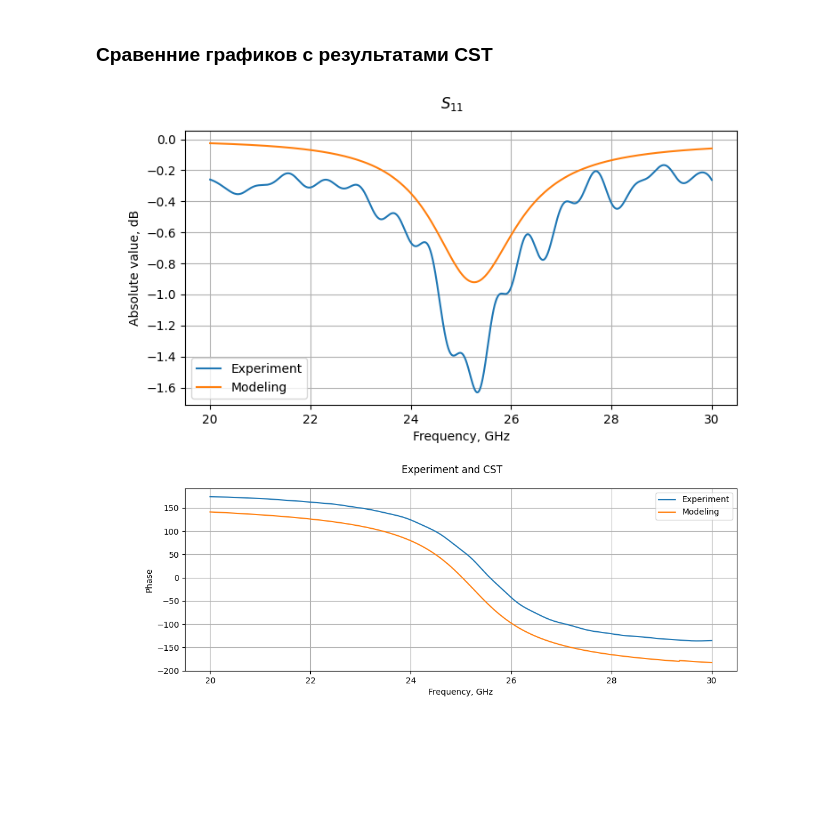
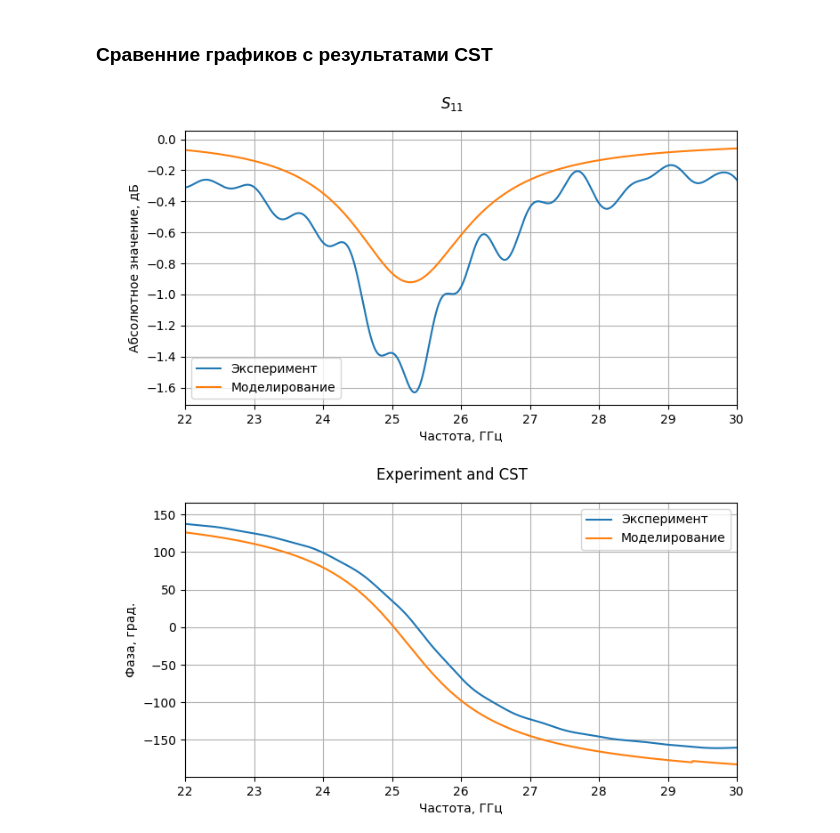
Before and after one commit to isvoropaev02/post_processing_RIS, a Jupyter notebook: 4sept/rc_0deg.ipynb, the cells around one changed output. Drawn from its saved outputs; the diff is of its cells as text; code cells hidden in the pictures; blank space fills up the shorter version.

```diff
--- a/4sept/rc_0deg.ipynb
+++ b/4sept/rc_0deg.ipynb
@@ -224,10 +256,11 @@ fig4 = plt.figure(figsize=(8,4))
 
 ax_1 = fig4.add_subplot(111)
 
-ax_1.plot(frequency*1e-9, 20*np.log10(Gamma.apply(abs).to_numpy()), label='Experiment')
-ax_1.plot(cst_freq, 20*np.log10(cst_Gamma.apply(abs).to_numpy()), label='Modeling')
-ax_1.set_xlabel("Frequency, GHz")
-ax_1.set_ylabel("Absolute value, dB")
+ax_1.plot(frequency*1e-9, 20*np.log10(Gamma.apply(abs).to_numpy()), label='Эксперимент')
+ax_1.plot(cst_freq, 20*np.log10(cst_Gamma.apply(abs).to_numpy()), label='Моделирование')
+ax_1.set_xlabel("Частота, ГГц")
+ax_1.set_ylabel("Абсолютное значение, дБ")
+ax_1.set_xlim(left=22, right=30)
 ax_1.legend()
 ax_1.grid()
 
@@ -235,21 +268,22 @@ ax_1.grid()
 fig4.suptitle(r'$S_{11}$')
 plt.show()
 # %% [output]
-[figure, old version]
+[figure, new version]
 # %%
-fig4 = plt.figure(figsize=(12,4))
+fig4 = plt.figure(figsize=(8,4))
 
 ax_1 = fig4.add_subplot(111)
 
-ax_1.plot(frequency*1e-9, np.degrees(pd.Series(Gamma).apply(cmath.phase).to_numpy()), label='Experiment')
-ax_1.plot(cst_freq, np.unwrap(np.degrees(cst_Gamma.apply(cmath.phase).to_numpy())), label='Modeling')
-ax_1.set_xlabel("Frequency, GHz")
-ax_1.set_ylabel("Phase")
+ax_1.plot(frequency*1e-9, np.degrees(pd.Series(Gamma).apply(cmath.phase).to_numpy())-25, label='Эксперимент')
+ax_1.plot(cst_freq, np.unwrap(np.degrees(cst_Gamma.apply(cmath.phase).to_numpy())), label='Моделирование')
+ax_1.set_xlabel("Частота, ГГц")
+ax_1.set_ylabel("Фаза, град.")
+ax_1.set_xlim(left=22, right=30)
 ax_1.legend()
 ax_1.grid()
 
 
 fig4.suptitle('Experiment and CST')
 plt.show()
 # %% [output]
-[figure, old version]
+[figure, new version]
```
Also changed, not shown: parts of 5 cells of this notebook, 9 other files.
